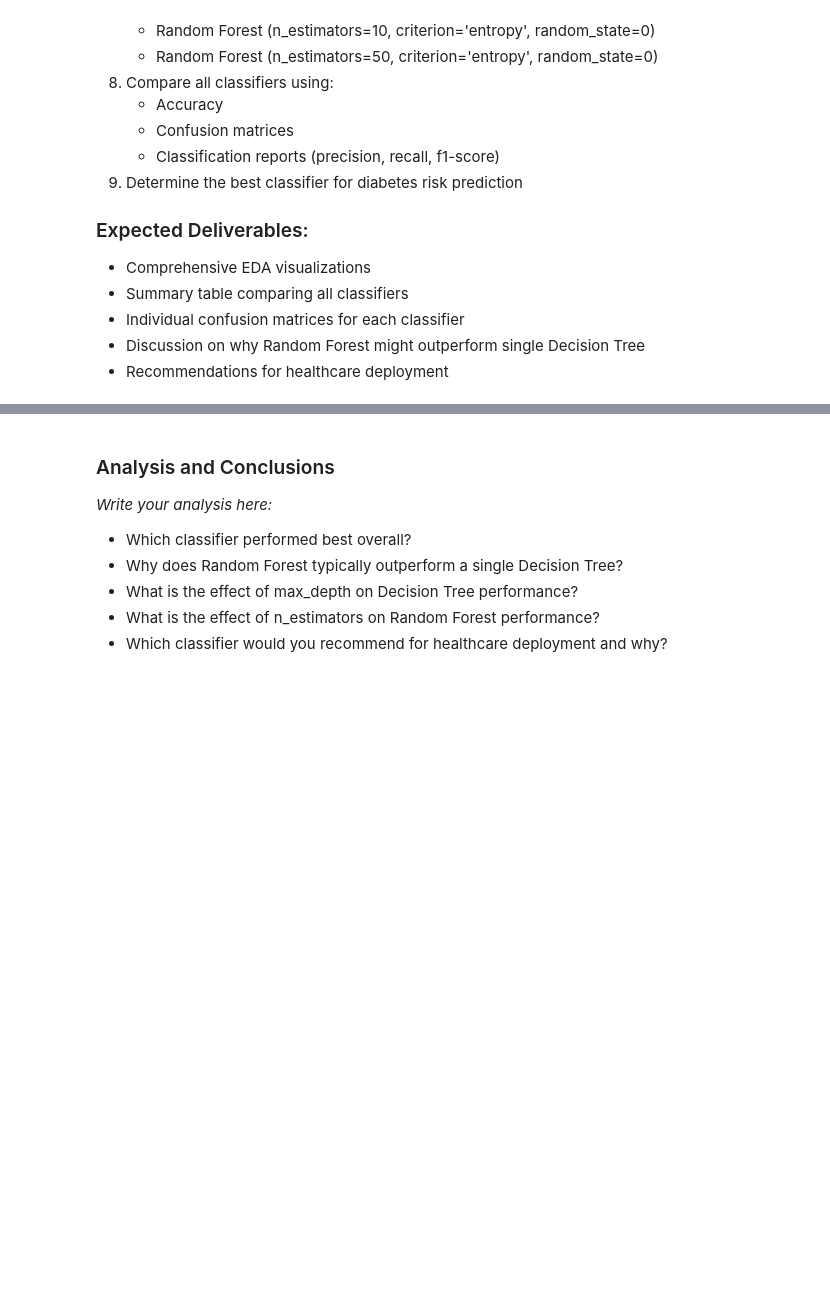
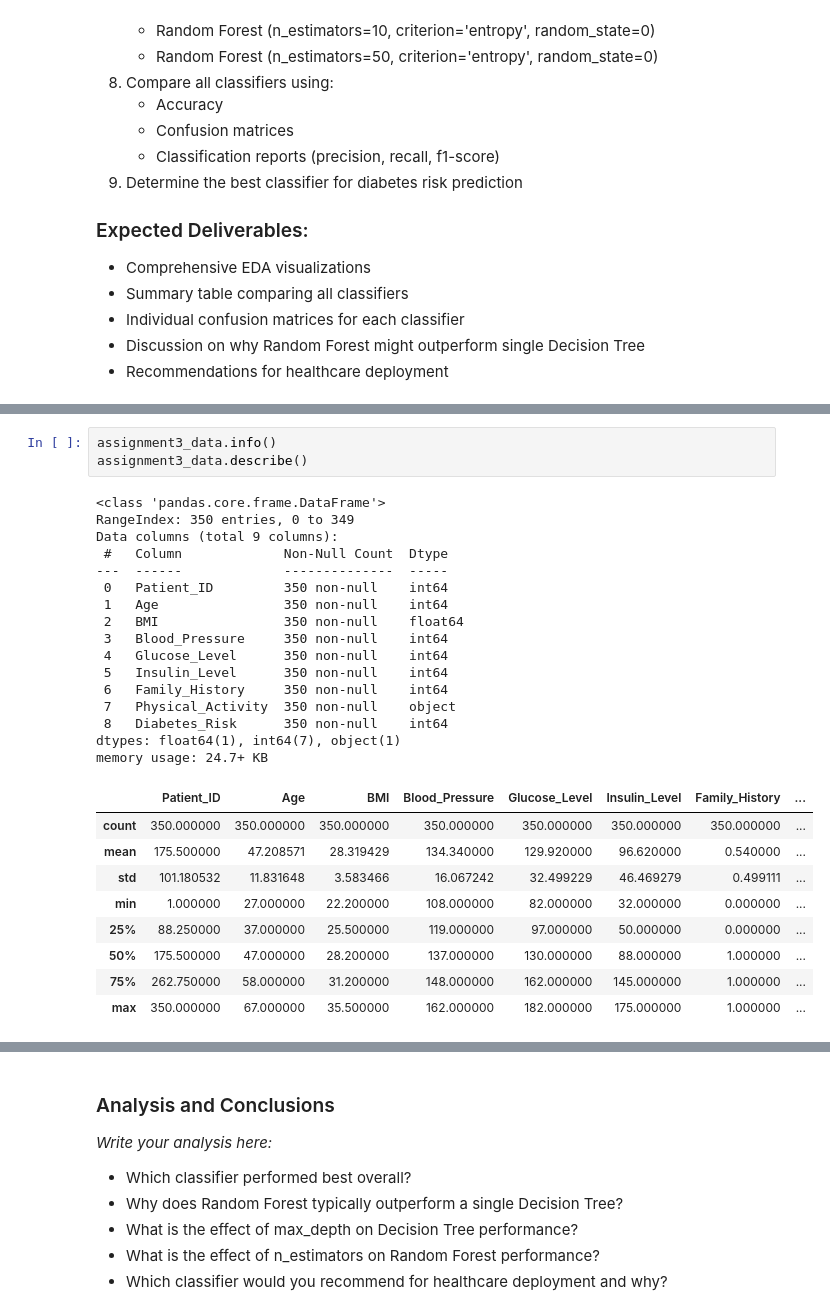
Before and after one commit to Blessing-Ekeh/dataraflow-week18-Classification--II-Decision-Trees-Random-Forests, a Jupyter notebook: Take Home.ipynb, the cells around one changed output, grey strips where cells are left out. Cells and saved outputs as stored; diff of their text form; blank space fills up the shorter version.

```diff
--- a/Take Home.ipynb
+++ b/Take Home.ipynb
@@ -915,0 +933,29 @@ While this model achieved perfect results on the provided sample, real-world fra
+# %%
+assignment3_data.info()
+assignment3_data.describe()
+# %% [output]
+<class 'pandas.core.frame.DataFrame'>
+RangeIndex: 350 entries, 0 to 349
+Data columns (total 9 columns):
+ #   Column             Non-Null Count  Dtype
+---  ------             --------------  -----
+ 0   Patient_ID         350 non-null    int64
+ 1   Age                350 non-null    int64
+ 2   BMI                350 non-null    float64
+ 3   Blood_Pressure     350 non-null    int64
+ 4   Glucose_Level      350 non-null    int64
+ 5   Insulin_Level      350 non-null    int64
+ 6   Family_History     350 non-null    int64
+ 7   Physical_Activity  350 non-null    object
+ 8   Diabetes_Risk      350 non-null    int64
+dtypes: float64(1), int64(7), object(1)
+memory usage: 24.7+ KB
+|  | Patient_ID | Age | BMI | Blood_Pressure | Glucose_Level | Insulin_Level | Family_History | ... |
+| count | 350.000000 | 350.000000 | 350.000000 | 350.000000 | 350.000000 | 350.000000 | 350.000000 | ... |
+| mean | 175.500000 | 47.208571 | 28.319429 | 134.340000 | 129.920000 | 96.620000 | 0.540000 | ... |
+| std | 101.180532 | 11.831648 | 3.583466 | 16.067242 | 32.499229 | 46.469279 | 0.499111 | ... |
+| min | 1.000000 | 27.000000 | 22.200000 | 108.000000 | 82.000000 | 32.000000 | 0.000000 | ... |
+| 25% | 88.250000 | 37.000000 | 25.500000 | 119.000000 | 97.000000 | 50.000000 | 0.000000 | ... |
+| 50% | 175.500000 | 47.000000 | 28.200000 | 137.000000 | 130.000000 | 88.000000 | 1.000000 | ... |
+| 75% | 262.750000 | 58.000000 | 31.200000 | 148.000000 | 162.000000 | 145.000000 | 1.000000 | ... |
+| max | 350.000000 | 67.000000 | 35.500000 | 162.000000 | 182.000000 | 175.000000 | 1.000000 | ... |
```
Also changed, not shown: parts of 17 cells of this notebook.
